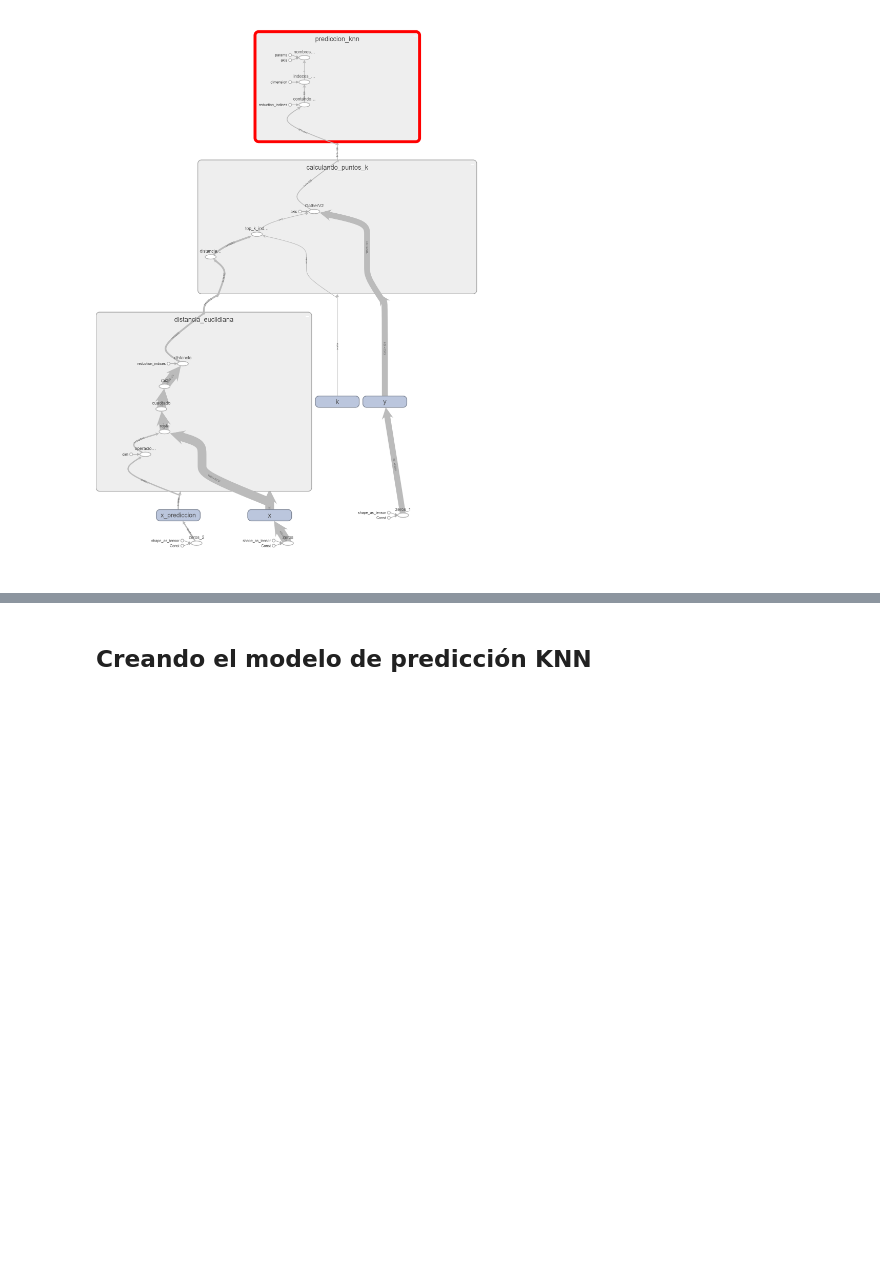
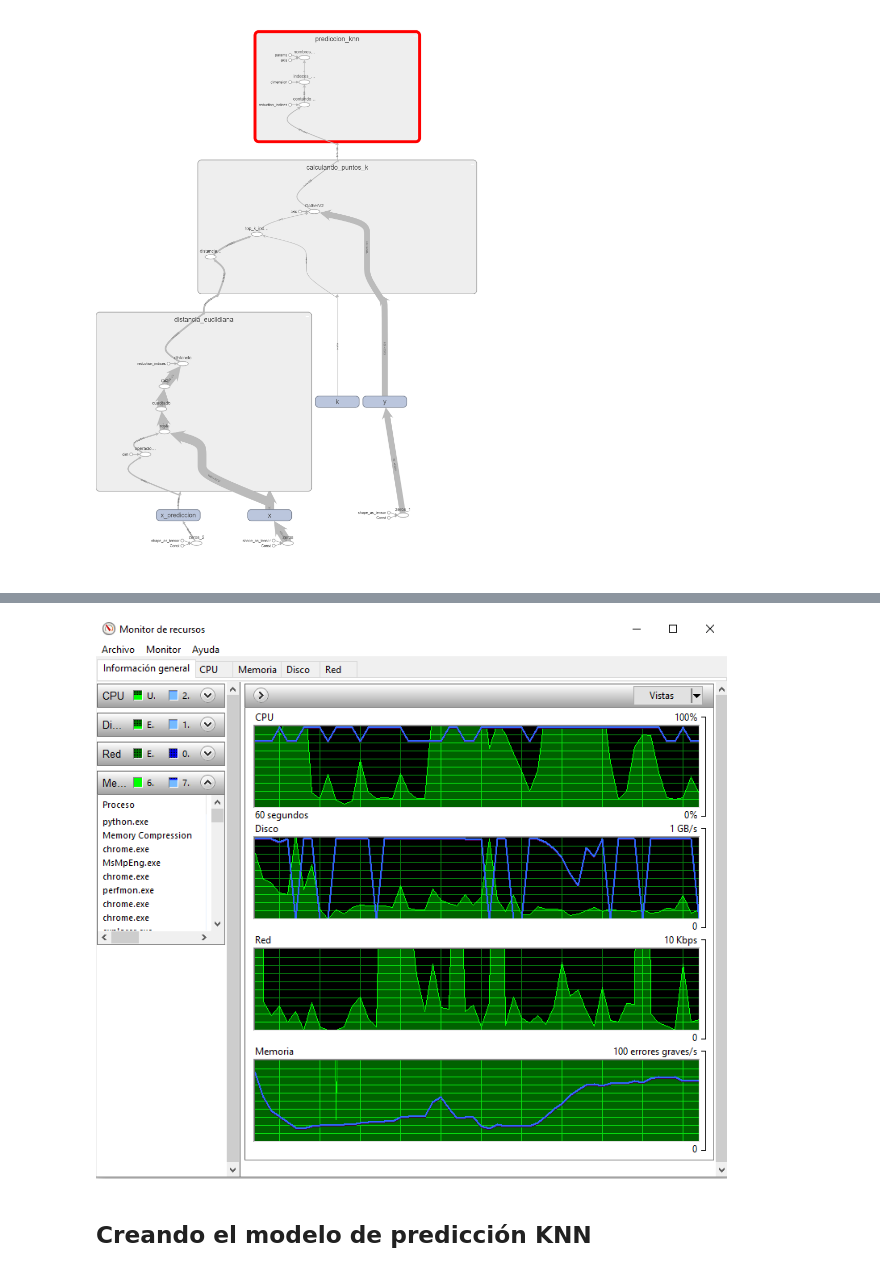
Before and after one commit to josedalvik/datascience_stlearning1_tarea3, a Jupyter notebook: K-nearest neighbor.ipynb, the cells around one changed output, grey strips where cells are left out. Cells and saved outputs as stored; diff of their text form; code cells hidden in the pictures; blank space fills up the shorter version.

```diff
--- a/K-nearest neighbor.ipynb
+++ b/K-nearest neighbor.ipynb
@@ -200,3 +217,7 @@ Hint: If you want to see a list of allocated tensors when OOM happens, add repor
+# %%
+Image(filename='uso-recursos.png')
+# %% [output]
+[figure, added]
 # %% [markdown]
 ## Creando el modelo de predicción KNN
 # %%
```
Also changed, not shown: parts of 3 cells of this notebook, 12 other files.
